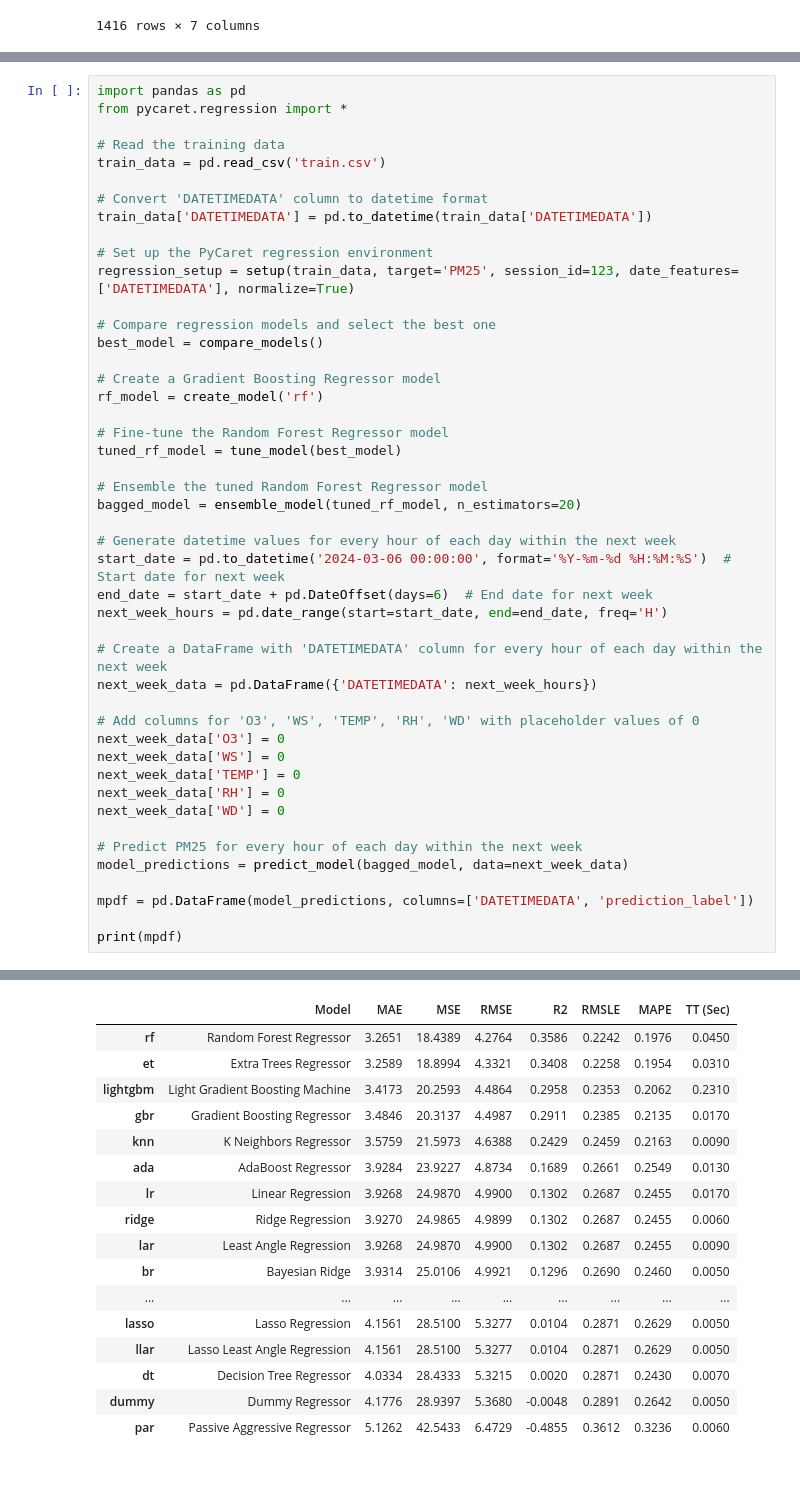
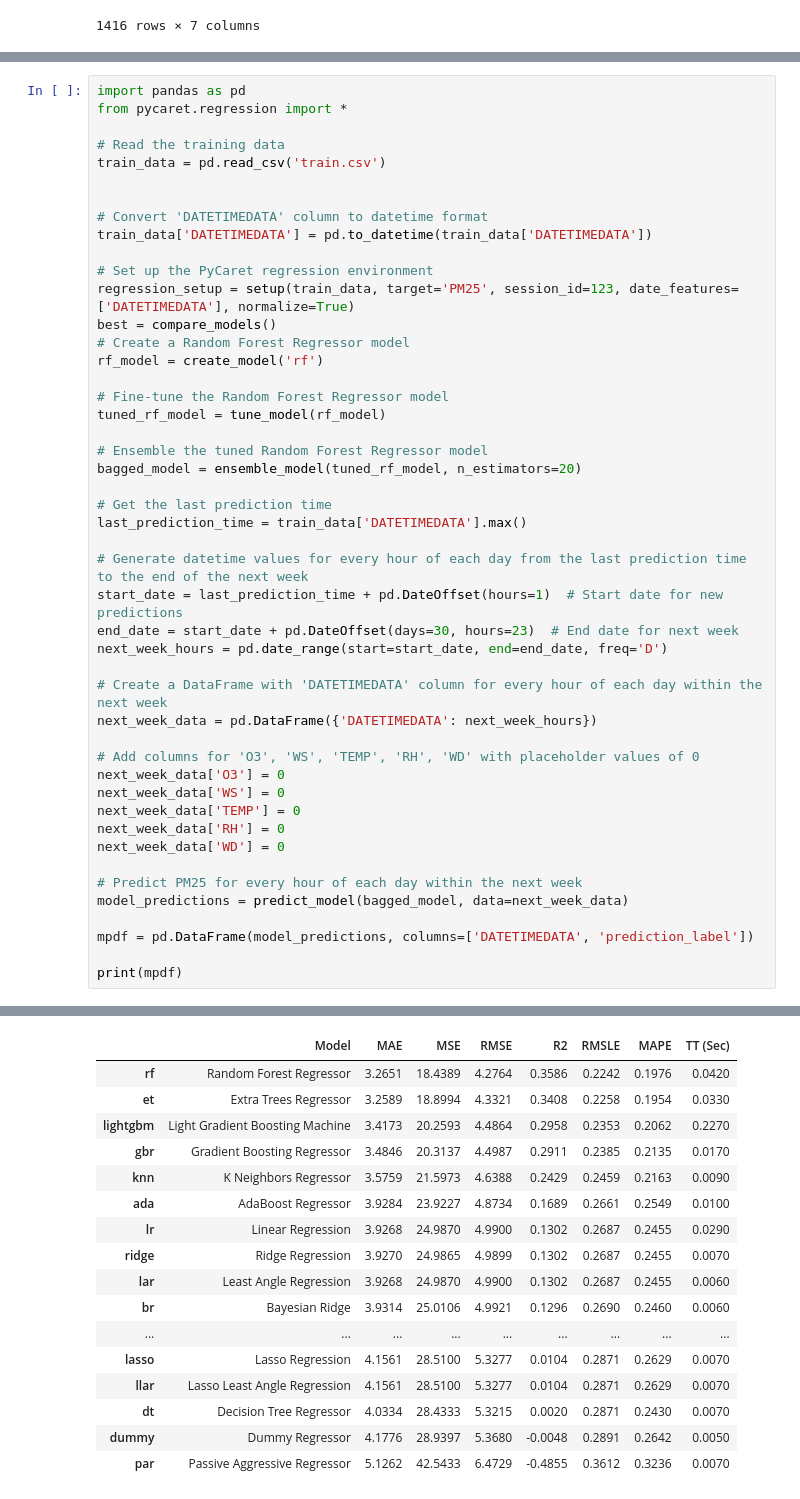
Before and after one commit to NUMNIMx/dash-pm-2.5, a Jupyter notebook: predict.ipynb, the cells around one changed output, grey strips where cells are left out. Drawn from its saved outputs; the diff is of its cells as text.

Commit message:
predict PM25  1 month

```diff
--- a/predict.ipynb
+++ b/predict.ipynb
@@ -189,28 +217,29 @@ from pycaret.regression import *
 # Read the training data
 train_data = pd.read_csv('train.csv')
 
+
 # Convert 'DATETIMEDATA' column to datetime format
 train_data['DATETIMEDATA'] = pd.to_datetime(train_data['DATETIMEDATA'])
 
 # Set up the PyCaret regression environment
 regression_setup = setup(train_data, target='PM25', session_id=123, date_features=['DATETIMEDATA'], normalize=True)
-
-# Compare regression models and select the best one
-best_model = compare_models()
-
-# Create a Gradient Boosting Regressor model
+best = compare_models()
+# Create a Random Forest Regressor model
 rf_model = create_model('rf')
 
 # Fine-tune the Random Forest Regressor model
-tuned_rf_model = tune_model(best_model)
+tuned_rf_model = tune_model(rf_model)
 
 # Ensemble the tuned Random Forest Regressor model
 bagged_model = ensemble_model(tuned_rf_model, n_estimators=20)
 
-# Generate datetime values for every hour of each day within the next week
-start_date = pd.to_datetime('2024-03-06 00:00:00', format='%Y-%m-%d %H:%M:%S')  # Start date for next week
-end_date = start_date + pd.DateOffset(days=6)  # End date for next week
-next_week_hours = pd.date_range(start=start_date, end=end_date, freq='H')
+# Get the last prediction time
+last_prediction_time = train_data['DATETIMEDATA'].max()
+
+# Generate datetime values for every hour of each day from the last prediction time to the end of the next week
+start_date = last_prediction_time + pd.DateOffset(hours=1)  # Start date for new predictions
+end_date = start_date + pd.DateOffset(days=30, hours=23)  # End date for next week
+next_week_hours = pd.date_range(start=start_date, end=end_date, freq='D')
 
 # Create a DataFrame with 'DATETIMEDATA' column for every hour of each day within the next week
 next_week_data = pd.DataFrame({'DATETIMEDATA': next_week_hours})
@@ -249,21 +278,21 @@ print(mpdf)
 [interactive output not drawn]
 |  | Model | MAE | MSE | RMSE | R2 | RMSLE | MAPE | TT (Sec) |
-| rf | Random Forest Regressor | 3.2651 | 18.4389 | 4.2764 | 0.3586 | 0.2242 | 0.1976 | 0.0450 |
-| et | Extra Trees Regressor | 3.2589 | 18.8994 | 4.3321 | 0.3408 | 0.2258 | 0.1954 | 0.0310 |
-| lightgbm | Light Gradient Boosting Machine | 3.4173 | 20.2593 | 4.4864 | 0.2958 | 0.2353 | 0.2062 | 0.2310 |
+| rf | Random Forest Regressor | 3.2651 | 18.4389 | 4.2764 | 0.3586 | 0.2242 | 0.1976 | 0.0420 |
+| et | Extra Trees Regressor | 3.2589 | 18.8994 | 4.3321 | 0.3408 | 0.2258 | 0.1954 | 0.0330 |
+| lightgbm | Light Gradient Boosting Machine | 3.4173 | 20.2593 | 4.4864 | 0.2958 | 0.2353 | 0.2062 | 0.2270 |
 | gbr | Gradient Boosting Regressor | 3.4846 | 20.3137 | 4.4987 | 0.2911 | 0.2385 | 0.2135 | 0.0170 |
 | knn | K Neighbors Regressor | 3.5759 | 21.5973 | 4.6388 | 0.2429 | 0.2459 | 0.2163 | 0.0090 |
-| ada | AdaBoost Regressor | 3.9284 | 23.9227 | 4.8734 | 0.1689 | 0.2661 | 0.2549 | 0.0130 |
-| lr | Linear Regression | 3.9268 | 24.9870 | 4.9900 | 0.1302 | 0.2687 | 0.2455 | 0.0170 |
-| ridge | Ridge Regression | 3.9270 | 24.9865 | 4.9899 | 0.1302 | 0.2687 | 0.2455 | 0.0060 |
-| lar | Least Angle Regression | 3.9268 | 24.9870 | 4.9900 | 0.1302 | 0.2687 | 0.2455 | 0.0090 |
-| br | Bayesian Ridge | 3.9314 | 25.0106 | 4.9921 | 0.1296 | 0.2690 | 0.2460 | 0.0050 |
+| ada | AdaBoost Regressor | 3.9284 | 23.9227 | 4.8734 | 0.1689 | 0.2661 | 0.2549 | 0.0100 |
+| lr | Linear Regression | 3.9268 | 24.9870 | 4.9900 | 0.1302 | 0.2687 | 0.2455 | 0.0290 |
+| ridge | Ridge Regression | 3.9270 | 24.9865 | 4.9899 | 0.1302 | 0.2687 | 0.2455 | 0.0070 |
+| lar | Least Angle Regression | 3.9268 | 24.9870 | 4.9900 | 0.1302 | 0.2687 | 0.2455 | 0.0060 |
+| br | Bayesian Ridge | 3.9314 | 25.0106 | 4.9921 | 0.1296 | 0.2690 | 0.2460 | 0.0060 |
 | ... | ... | ... | ... | ... | ... | ... | ... | ... |
-| lasso | Lasso Regression | 4.1561 | 28.5100 | 5.3277 | 0.0104 | 0.2871 | 0.2629 | 0.0050 |
-| llar | Lasso Least Angle Regression | 4.1561 | 28.5100 | 5.3277 | 0.0104 | 0.2871 | 0.2629 | 0.0050 |
+| lasso | Lasso Regression | 4.1561 | 28.5100 | 5.3277 | 0.0104 | 0.2871 | 0.2629 | 0.0070 |
+| llar | Lasso Least Angle Regression | 4.1561 | 28.5100 | 5.3277 | 0.0104 | 0.2871 | 0.2629 | 0.0070 |
 | dt | Decision Tree Regressor | 4.0334 | 28.4333 | 5.3215 | 0.0020 | 0.2871 | 0.2430 | 0.0070 |
 | dummy | Dummy Regressor | 4.1776 | 28.9397 | 5.3680 | -0.0048 | 0.2891 | 0.2642 | 0.0050 |
-| par | Passive Aggressive Regressor | 5.1262 | 42.5433 | 6.4729 | -0.4855 | 0.3612 | 0.3236 | 0.0060 |
+| par | Passive Aggressive Regressor | 5.1262 | 42.5433 | 6.4729 | -0.4855 | 0.3612 | 0.3236 | 0.0070 |
 [interactive output not drawn]
 [interactive output not drawn]
 |  | MAE | MSE | RMSE | R2 | RMSLE | MAPE |
```
Also changed, not shown: parts of 7 cells of this notebook.
